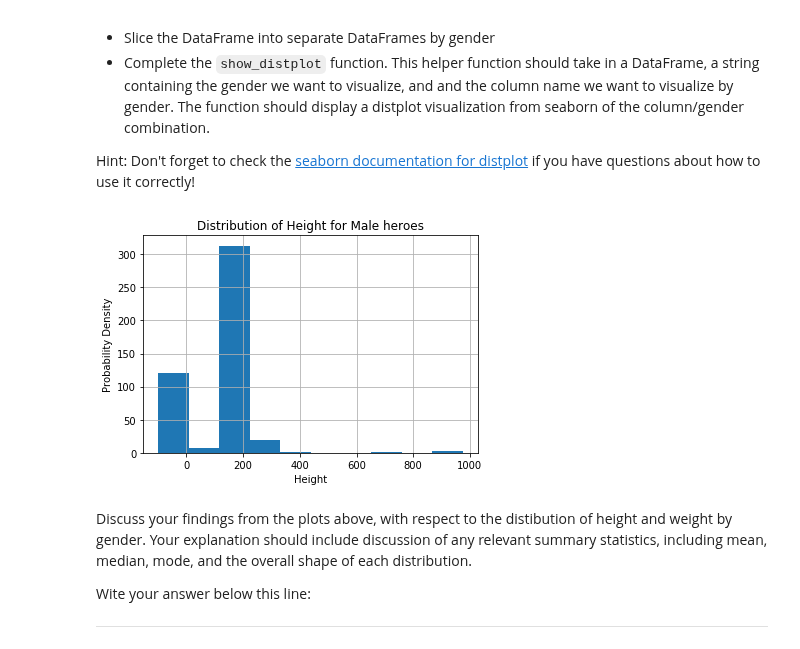
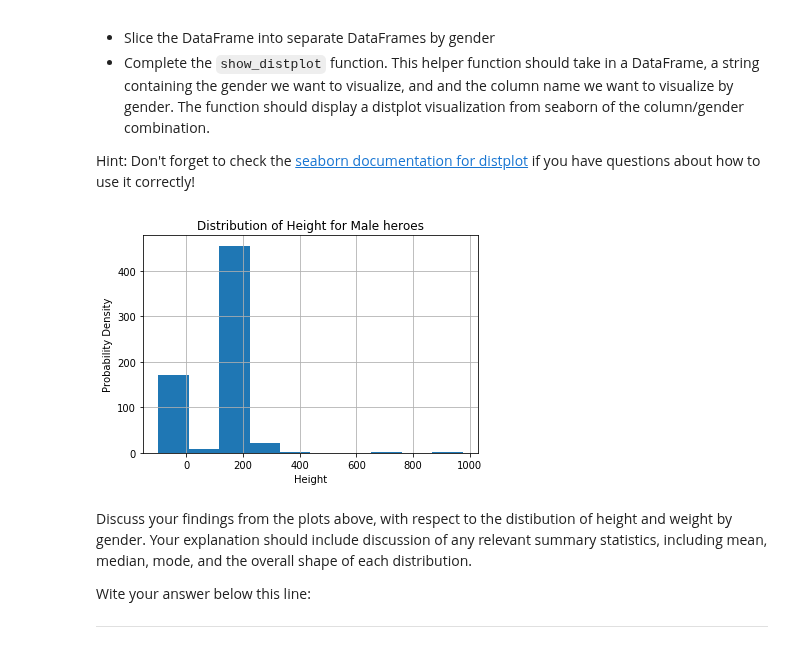
Before and after one commit to AlludedCrabb/dsc-1-04-13-project-data-cleaning-seattle-ds-career-040119, a Jupyter notebook: index.ipynb, the cells around one changed output. Saved outputs shown, nothing was run; the diff lists cells and outputs as text; code cells hidden in the pictures.

```diff
--- a/index.ipynb
+++ b/index.ipynb
@@ -212,8 +212,8 @@ def show_distplot(dataframe, gender, column_name):
     plt.show()
 # %%
 # Male Height
-show_distplot(male_heroes_df,'Male', 'Height')
+show_distplot(heroes_and_powers_df,'Male', 'Height')
 # %% [output]
-[figure, old version]
+[figure, new version]
 # %%
 # Male Weight
```
Also changed, not shown: parts of 1 cell of this notebook.
